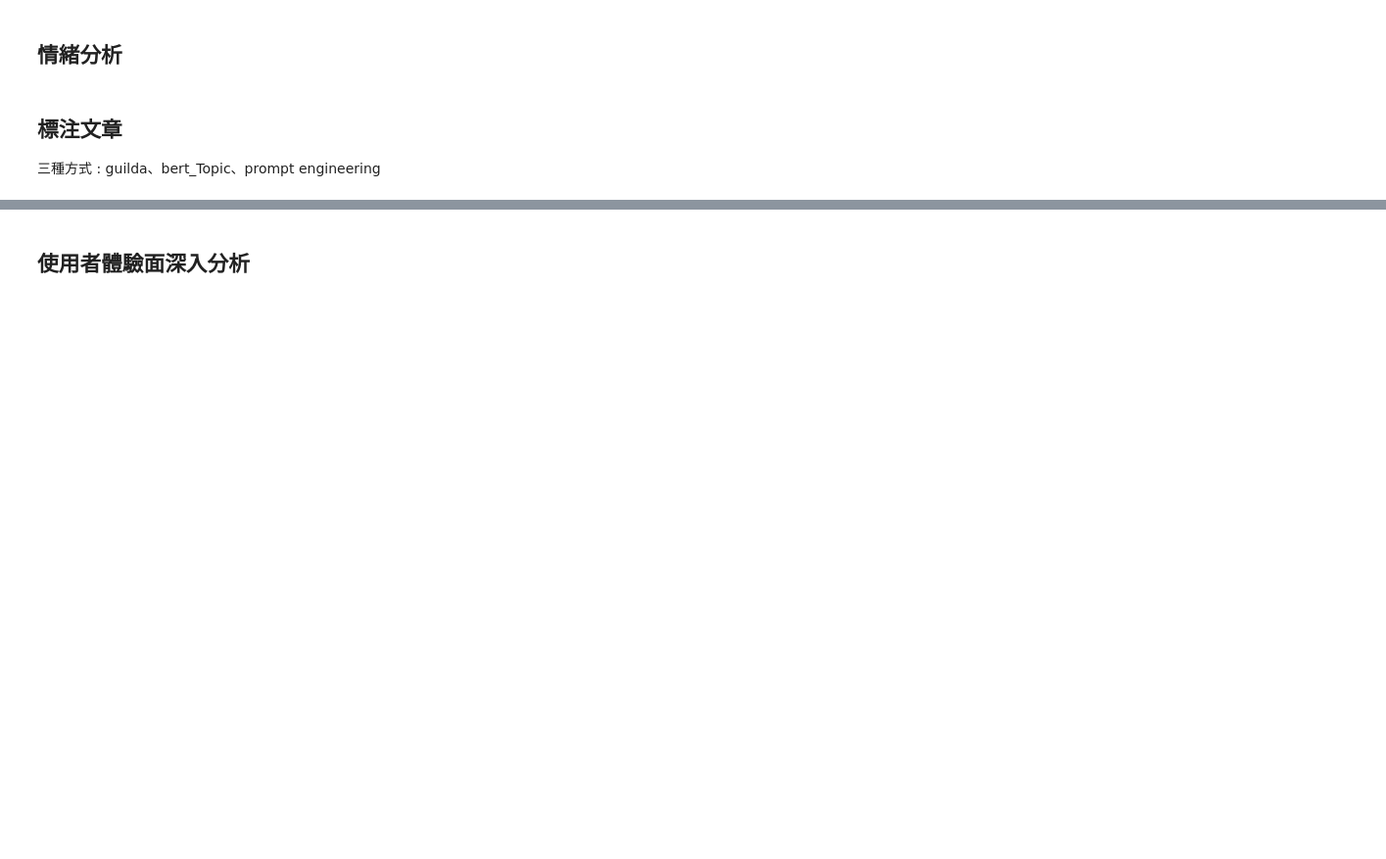
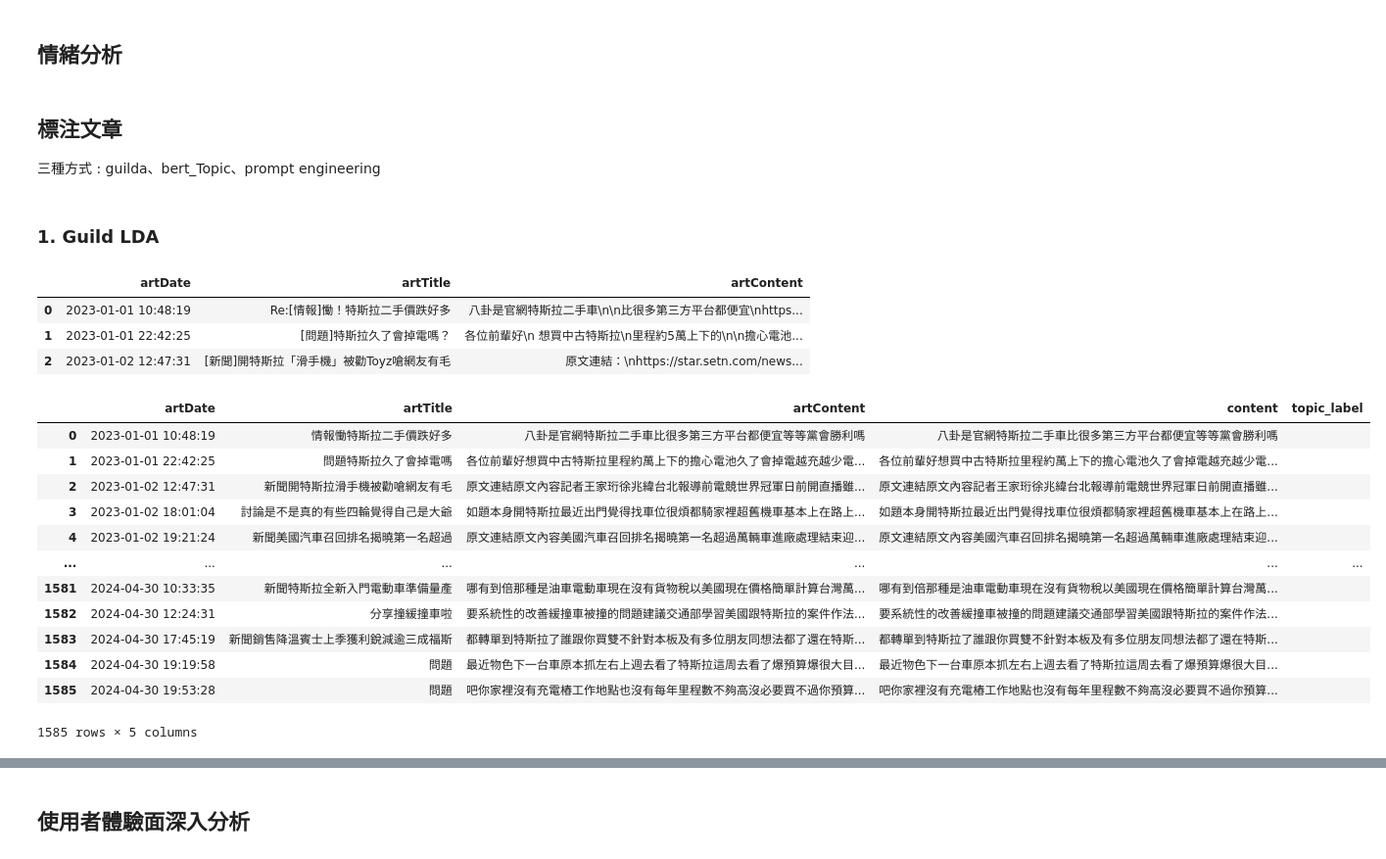
Before and after one commit to weiyu9805/SMA_project, a Jupyter notebook: project2.ipynb, the cells around one changed output, grey strips where cells are left out. Shown at 98% size. Cells and saved outputs as stored; diff of their text form; code cells hidden in the pictures; blank space fills up the shorter version.

```diff
--- a/project2.ipynb
+++ b/project2.ipynb
@@ -20,3 +84,5 @@
 # %% [markdown]
 ## 標注文章
 三種方式 : guilda、bert_Topic、prompt engineering
+# %% [markdown]
+###  1. Guild LDA
@@ -22,0 +95,34 @@
+# %%
+df = pd.read_csv('data/ppt_Tesla.csv', encoding = 'UTF-8')
+df.dropna(subset = ['artContent'], axis=0, how='any', inplace=True)
+df = df[['artDate','artTitle','artContent']]
+df['artDate'] = pd.to_datetime(df['artDate'])
+df.head(3)
+# %% [output]
+|  | artDate | artTitle | artContent |
+| 0 | 2023-01-01 10:48:19 | Re:[情報]慟！特斯拉二手價跌好多 | 八卦是官網特斯拉二手車\n\n比很多第三方平台都便宜\nhttps... |
+| 1 | 2023-01-01 22:42:25 | [問題]特斯拉久了會掉電嗎？ | 各位前輩好\n 想買中古特斯拉\n里程約5萬上下的\n\n擔心電池... |
+| 2 | 2023-01-02 12:47:31 | [新聞]開特斯拉「滑手機」被勸Toyz嗆網友有毛 | 原文連結：\nhttps://star.setn.com/news... |
+# %%
+car = df.copy()
+car["artContent"] = car["artContent"].str.replace("(http|https)://.*", "", regex=True)
+car["artTitle"] = car["artTitle"].str.replace("(http|https)://.*", "", regex=True)
+car["artContent"] = car["artContent"].str.replace("[^\u4e00-\u9fa5]+", "", regex=True)
+car["artTitle"] = car["artTitle"].str.replace("[^\u4e00-\u9fa5]+", "", regex=True)
+car['content'] = car['artContent']
+car['topic_label']= ""
+car
+# %% [output]
+|  | artDate | artTitle | artContent | content | topic_label |
+| 0 | 2023-01-01 10:48:19 | 情報慟特斯拉二手價跌好多 | 八卦是官網特斯拉二手車比很多第三方平台都便宜等等黨會勝利嗎 | 八卦是官網特斯拉二手車比很多第三方平台都便宜等等黨會勝利嗎 |  |
+| 1 | 2023-01-01 22:42:25 | 問題特斯拉久了會掉電嗎 | 各位前輩好想買中古特斯拉里程約萬上下的擔心電池久了會掉電越充越少電... | 各位前輩好想買中古特斯拉里程約萬上下的擔心電池久了會掉電越充越少電... |  |
+| 2 | 2023-01-02 12:47:31 | 新聞開特斯拉滑手機被勸嗆網友有毛 | 原文連結原文內容記者王家珩徐兆緯台北報導前電競世界冠軍日前開直播雖... | 原文連結原文內容記者王家珩徐兆緯台北報導前電競世界冠軍日前開直播雖... |  |
+| 3 | 2023-01-02 18:01:04 | 討論是不是真的有些四輪覺得自己是大爺 | 如題本身開特斯拉最近出門覺得找車位很煩都騎家裡超舊機車基本上在路上... | 如題本身開特斯拉最近出門覺得找車位很煩都騎家裡超舊機車基本上在路上... |  |
+| 4 | 2023-01-02 19:21:24 | 新聞美國汽車召回排名揭曉第一名超過 | 原文連結原文內容美國汽車召回排名揭曉第一名超過萬輛車進廠處理結束迎... | 原文連結原文內容美國汽車召回排名揭曉第一名超過萬輛車進廠處理結束迎... |  |
+| ... | ... | ... | ... | ... | ... |
+| 1581 | 2024-04-30 10:33:35 | 新聞特斯拉全新入門電動車準備量產 | 哪有到倍那種是油車電動車現在沒有貨物稅以美國現在價格簡單計算台灣萬... | 哪有到倍那種是油車電動車現在沒有貨物稅以美國現在價格簡單計算台灣萬... |  |
+| 1582 | 2024-04-30 12:24:31 | 分享撞緩撞車啦 | 要系統性的改善緩撞車被撞的問題建議交通部學習美國跟特斯拉的案件作法... | 要系統性的改善緩撞車被撞的問題建議交通部學習美國跟特斯拉的案件作法... |  |
+| 1583 | 2024-04-30 17:45:19 | 新聞銷售降溫賓士上季獲利銳減逾三成福斯 | 都轉單到特斯拉了誰跟你買雙不針對本板及有多位朋友同想法都了還在特斯... | 都轉單到特斯拉了誰跟你買雙不針對本板及有多位朋友同想法都了還在特斯... |  |
+| 1584 | 2024-04-30 19:19:58 | 問題 | 最近物色下一台車原本抓左右上週去看了特斯拉這周去看了爆預算爆很大目... | 最近物色下一台車原本抓左右上週去看了特斯拉這周去看了爆預算爆很大目... |  |
+| 1585 | 2024-04-30 19:53:28 | 問題 | 吧你家裡沒有充電樁工作地點也沒有每年里程數不夠高沒必要買不過你預算... | 吧你家裡沒有充電樁工作地點也沒有每年里程數不夠高沒必要買不過你預算... |  |
+1585 rows × 5 columns
```
Also changed, not shown: parts of 24 cells of this notebook, 7 other files.
